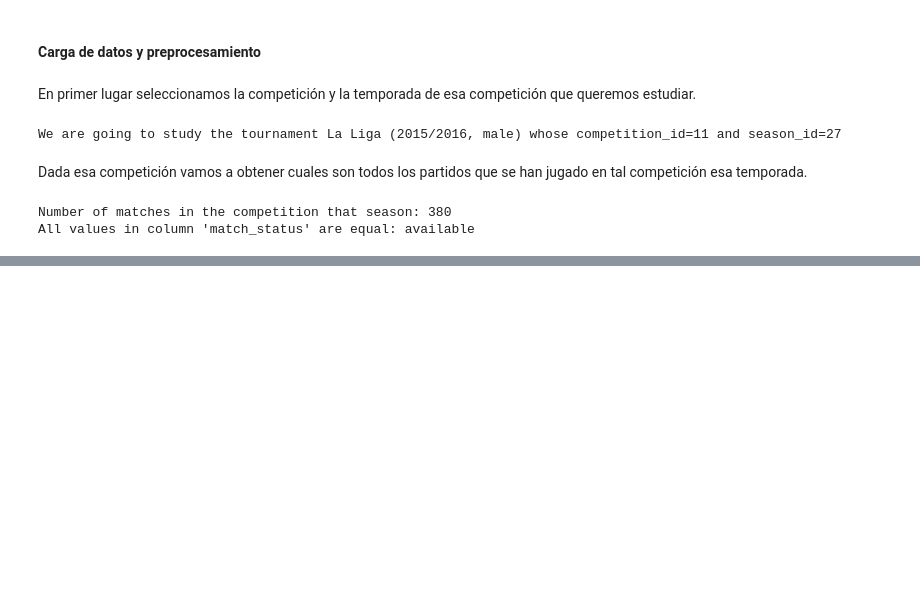
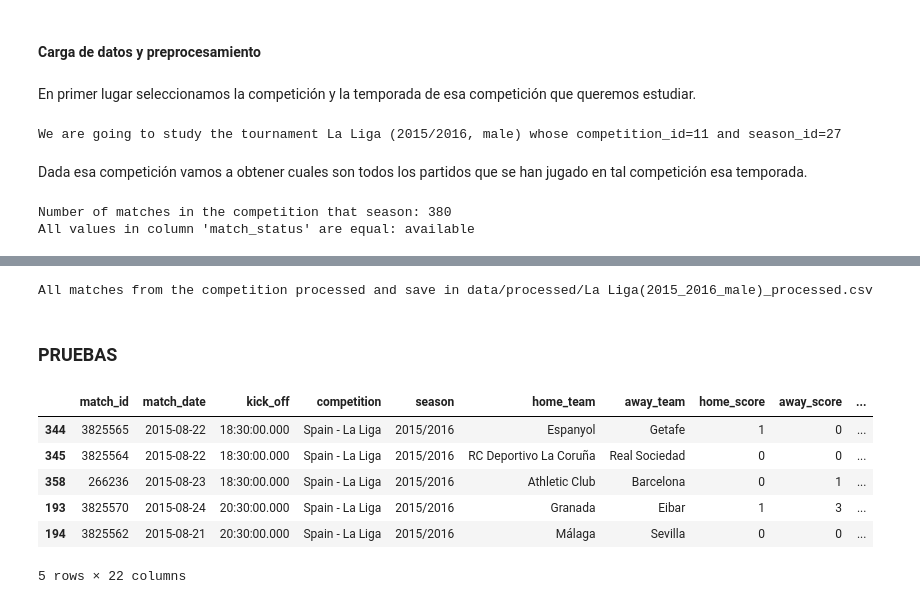
Before and after one commit to Jaime-Linares/DataAnalysis-FootySage, a Jupyter notebook: feature_selection.ipynb, the cells around one changed output, grey strips where cells are left out. Saved outputs shown, nothing was run; the diff lists cells and outputs as text; code cells hidden in the pictures; blank space fills up the shorter version.

```diff
--- a/feature_selection.ipynb
+++ b/feature_selection.ipynb
@@ -29,19 +30,19 @@ Dada esa competición vamos a obtener cuales son todos los partidos que se han j
 # %%
 from src.fetch_data import get_matches
 
-matches = get_matches(competition_id, season_id)
-print(f"Number of matches in the competition that season: {matches.shape[0]}")
+matches_df = get_matches(competition_id, season_id)
+print(f"Number of matches in the competition that season: {matches_df.shape[0]}")
 
 # comprobamos que todos los partidos estén disponibles para obtener información
 column_name = "match_status"
-if matches[column_name].nunique() == 1:
-    print(f"All values in column '{column_name}' are equal: {matches[column_name].iloc[0]}")
+if matches_df[column_name].nunique() == 1:
+    print(f"All values in column '{column_name}' are equal: {matches_df[column_name].iloc[0]}")
 else:
     print(f"The values in column '{column_name}' are different.")
 
-# ordenamos los partidos por semana de competición y hora de inicio para que un futuro cuando
-# tengamos que buscar datos de partidos anteriores podamos ver a partir de que momento consultarlo
-matches_sorted_by_week = matches.sort_values(by=["match_week","kick_off"])
+# ordenamos los partidos por semana de competición y hora de inicio para que un futuro cuando tengamos que buscar datos
+# de partidos anteriores podamos ver a partir de que momento consultarlo
+matches_sorted_by_week_df = matches_df.sort_values(by=["match_week","kick_off"])
 # %% [output]
 Number of matches in the competition that season: 380
 All values in column 'match_status' are equal: available
@@ -73,0 +63,28 @@ home_score
+# %%
+from src.preprocessing import *
+import os
+
+
+# procesamos todos los partido de la competición
+matches_processed_df = process_all_matches(matches_sorted_by_week_df)
+
+# Guardamos la información procesada en un csv por si en algún momento necesitamos volver a tener que cargar esta información
+output_dir = "data/processed"
+filename = f"{competition_name}({season_name_for_filename}_{competition_gender})_processed.csv"
+output_path = os.path.join(output_dir, filename)
+matches_processed_df.to_csv(output_path, index=False)
+print(f"All matches from the competition processed and save in {output_dir}/{filename}")
+# %% [output]
+All matches from the competition processed and save in data/processed/La Liga(2015_2016_male)_processed.csv
+# %% [markdown]
+### PRUEBAS
+# %%
+matches_sorted_by_week_df.head()
+# %% [output]
+|  | match_id | match_date | kick_off | competition | season | home_team | away_team | home_score | away_score | ... |
+| 344 | 3825565 | 2015-08-22 | 18:30:00.000 | Spain - La Liga | 2015/2016 | Espanyol | Getafe | 1 | 0 | ... |
+| 345 | 3825564 | 2015-08-22 | 18:30:00.000 | Spain - La Liga | 2015/2016 | RC Deportivo La Coruña | Real Sociedad | 0 | 0 | ... |
+| 358 | 266236 | 2015-08-23 | 18:30:00.000 | Spain - La Liga | 2015/2016 | Athletic Club | Barcelona | 0 | 1 | ... |
+| 193 | 3825570 | 2015-08-24 | 20:30:00.000 | Spain - La Liga | 2015/2016 | Granada | Eibar | 1 | 3 | ... |
+| 194 | 3825562 | 2015-08-21 | 20:30:00.000 | Spain - La Liga | 2015/2016 | Málaga | Sevilla | 0 | 0 | ... |
+5 rows × 22 columns
```
Also changed, not shown: parts of 9 cells of this notebook, 3 other files.
